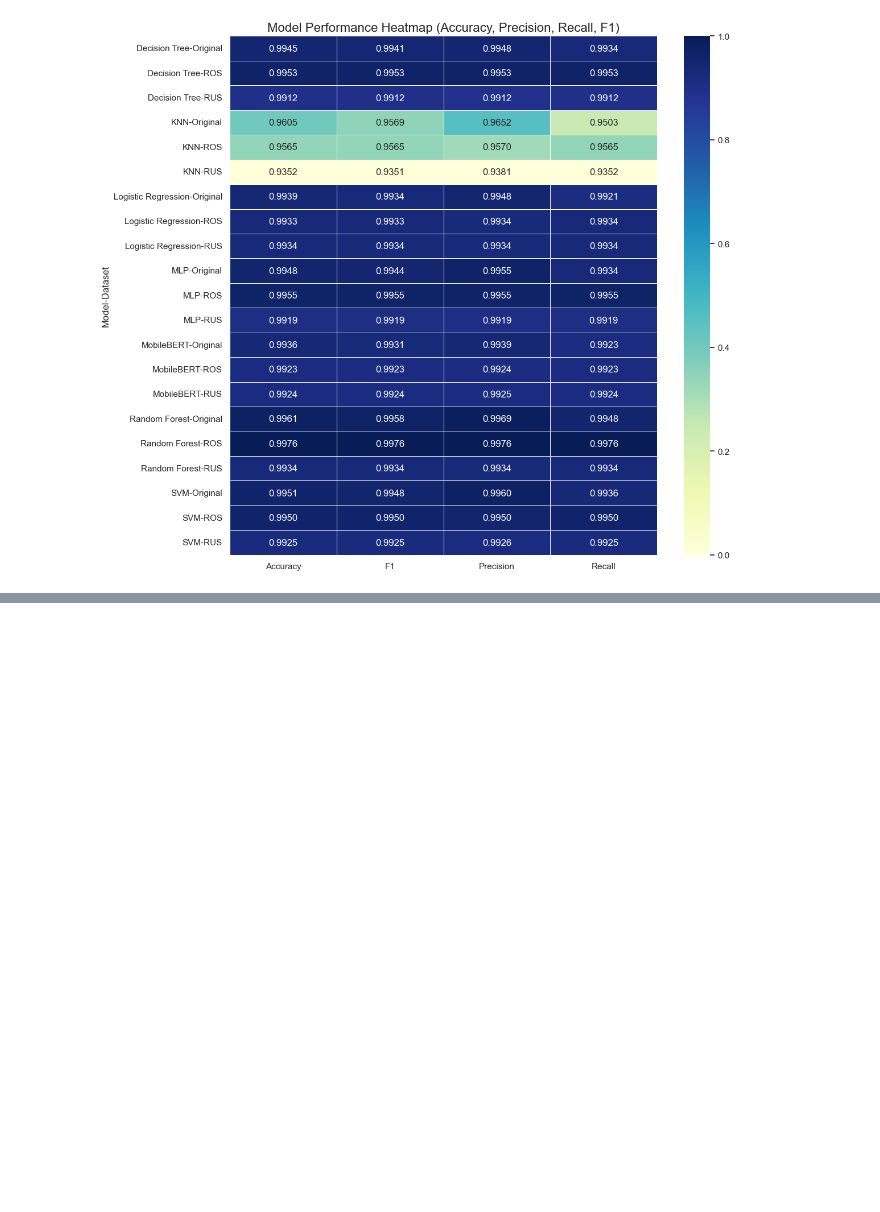
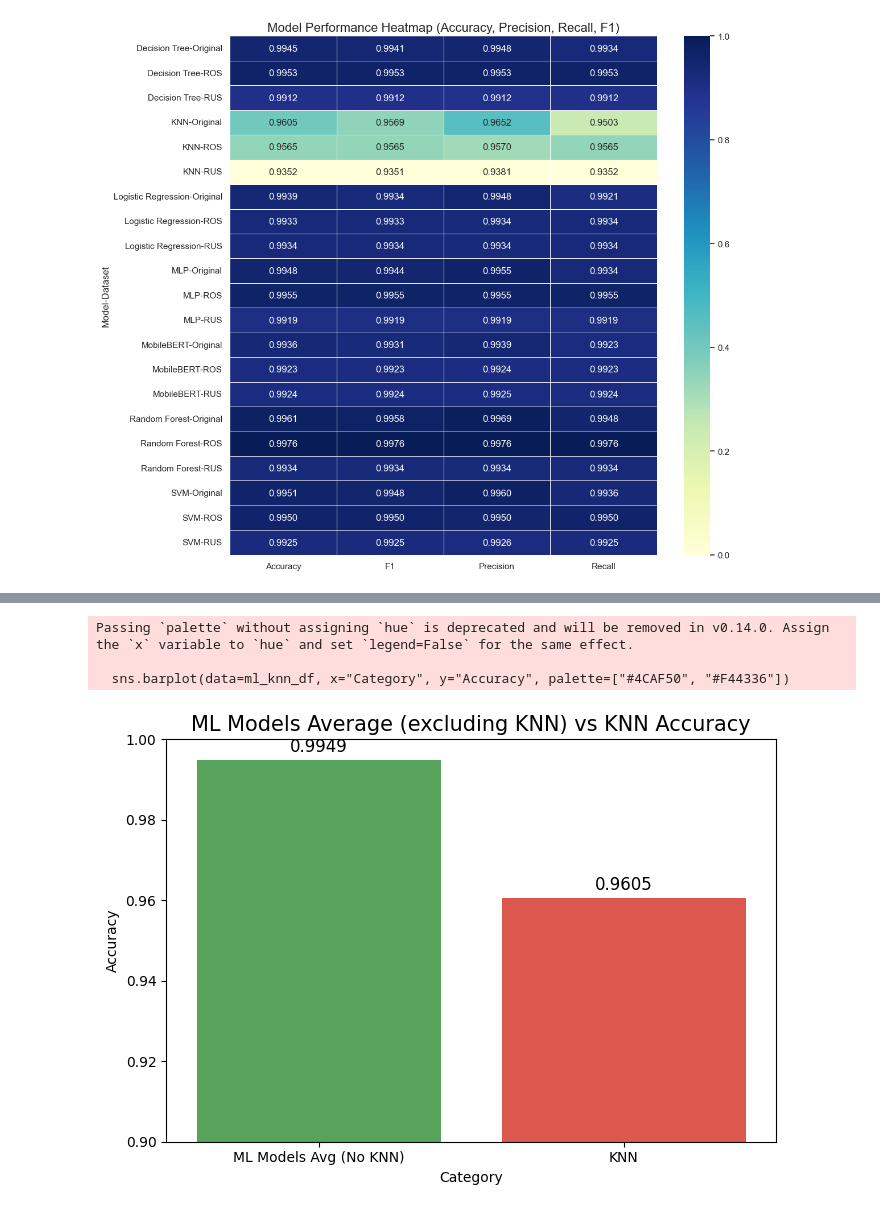
Before and after one commit to yash-sojitra-20/SQLi-Detection-Benchmark, a Jupyter notebook: Visualization/OverAll.ipynb, the cells around one changed output, grey strips where cells are left out. Cells and saved outputs as stored; diff of their text form; code cells hidden in the pictures; blank space fills up the shorter version.

```diff
--- a/Visualization/OverAll.ipynb
+++ b/Visualization/OverAll.ipynb
@@ -80,0 +124,35 @@ plt.show()
+# %%
+# ==== ML AVERAGE (EXCEPT KNN) vs KNN ====
+
+# Get ML models excluding KNN
+ml_models = ["Logistic Regression", "Decision Tree", "Random Forest", "SVM"]
+ml_avg = df[df["Model"].isin(ml_models)]["Accuracy"].mean()
+
+# Get KNN value
+knn_value = df[df["Model"] == "KNN"]["Accuracy"].values[0]
+
+# Create new simple DataFrame for this chart
+ml_knn_df = pd.DataFrame({
+    "Category": ["ML Models Avg (No KNN)", "KNN"],
+    "Accuracy": [ml_avg, knn_value]
+})
+
+plt.figure(figsize=(7,5))
+sns.barplot(data=ml_knn_df, x="Category", y="Accuracy", palette=["#4CAF50", "#F44336"])
+
+plt.title("ML Models Average (excluding KNN) vs KNN Accuracy", fontsize=15)
+plt.ylim(0.90, 1.0)
+
+# Add labels
+for index, row in ml_knn_df.iterrows():
+    plt.text(index, row["Accuracy"] + 0.002, f"{row['Accuracy']:.4f}",
+             ha='center', fontsize=12)
+
+plt.ylabel("Accuracy")
+plt.tight_layout()
+plt.show()
+# %% [output]
+Passing `palette` without assigning `hue` is deprecated and will be removed in v0.14.0. Assign the `x` variable to `hue` and set `legend=False` for the same effect.
+
+  sns.barplot(data=ml_knn_df, x="Category", y="Accuracy", palette=["#4CAF50", "#F44336"])
+[figure, added]
```
Also changed, not shown: parts of 5 cells of this notebook.
